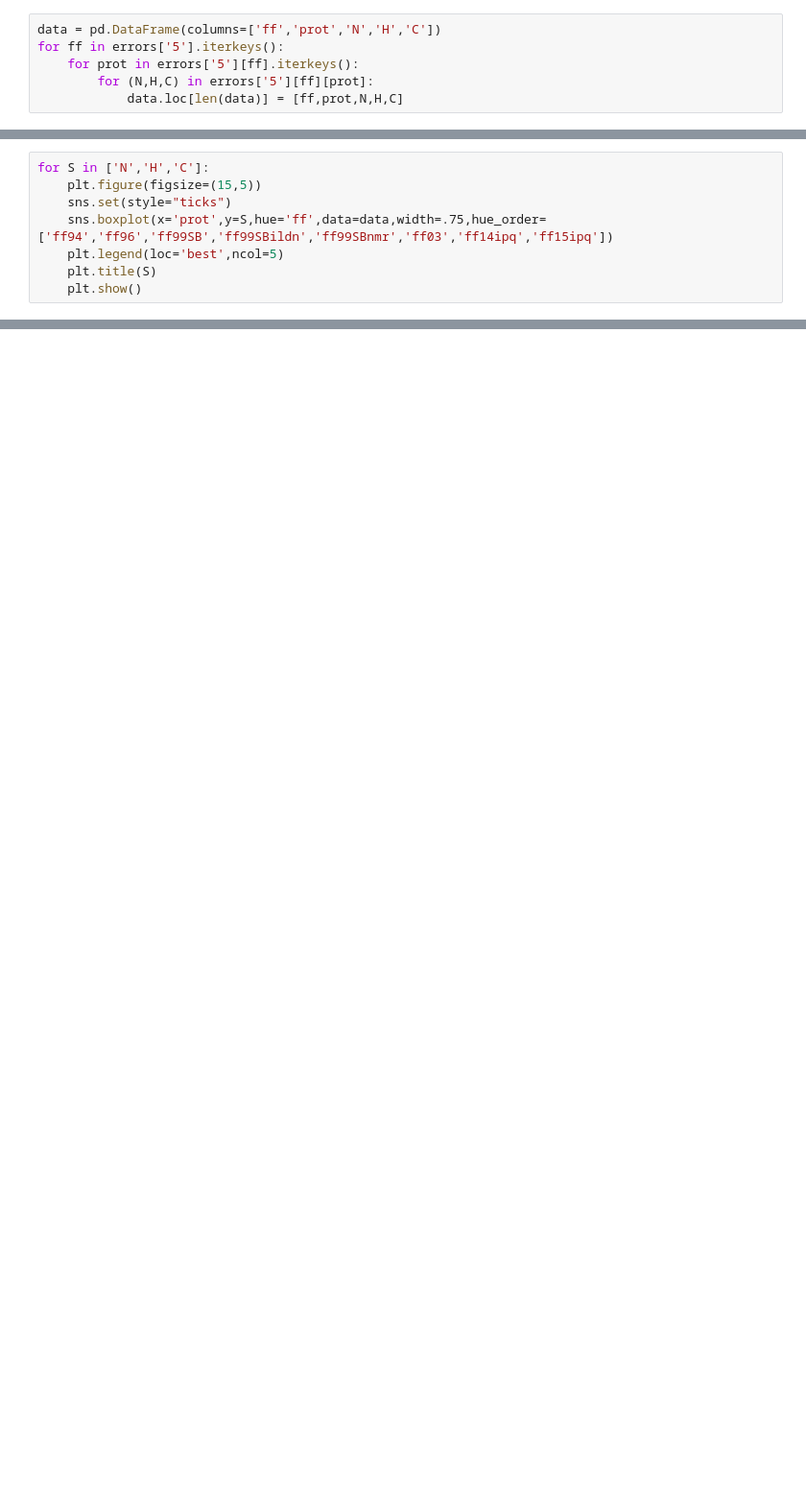
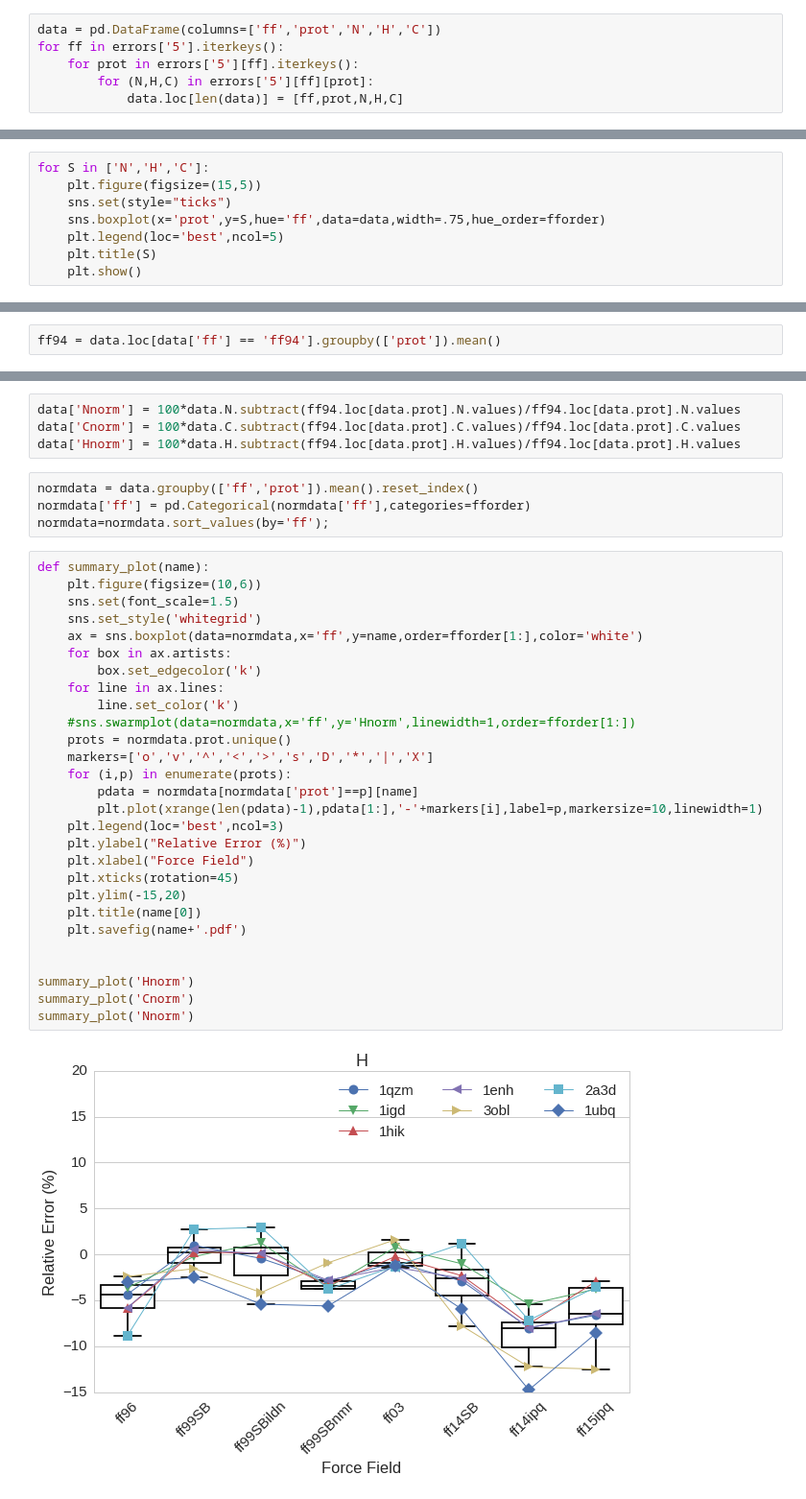
Before and after one commit to dkoes/MD2NMR, a Jupyter notebook: notebooks/analysis.ipynb, the cells around one changed output, grey strips where cells are left out. Shown at 96% size. Cells and saved outputs as stored; diff of their text form; blank space fills up the shorter version.

```diff
--- a/notebooks/analysis.ipynb
+++ b/notebooks/analysis.ipynb
@@ -153,7 +162,7 @@ for S in ['N','H','C']:
 for S in ['N','H','C']:
     plt.figure(figsize=(15,5))
     sns.set(style="ticks")
-    sns.boxplot(x='prot',y=S,hue='ff',data=data,width=.75,hue_order=['ff94','ff96','ff99SB','ff99SBildn','ff99SBnmr','ff03','ff14ipq','ff15ipq'])
+    sns.boxplot(x='prot',y=S,hue='ff',data=data,width=.75,hue_order=fforder)
     plt.legend(loc='best',ncol=5)
     plt.title(S)
     plt.show()
@@ -163,0 +177,2 @@ for S in ['N','H','C']:
+# %%
+ff94 = data.loc[data['ff'] == 'ff94'].groupby(['prot']).mean()
@@ -163,0 +183,38 @@ for S in ['N','H','C']:
+# %%
+data['Nnorm'] = 100*data.N.subtract(ff94.loc[data.prot].N.values)/ff94.loc[data.prot].N.values
+data['Cnorm'] = 100*data.C.subtract(ff94.loc[data.prot].C.values)/ff94.loc[data.prot].C.values
+data['Hnorm'] = 100*data.H.subtract(ff94.loc[data.prot].H.values)/ff94.loc[data.prot].H.values
+# %%
+normdata = data.groupby(['ff','prot']).mean().reset_index()
+normdata['ff'] = pd.Categorical(normdata['ff'],categories=fforder)
+normdata=normdata.sort_values(by='ff');
+# %%
+def summary_plot(name):
+    plt.figure(figsize=(10,6))
+    sns.set(font_scale=1.5)
+    sns.set_style('whitegrid')
+    ax = sns.boxplot(data=normdata,x='ff',y=name,order=fforder[1:],color='white')
+    for box in ax.artists:
+        box.set_edgecolor('k')
+    for line in ax.lines:
+        line.set_color('k')
+    #sns.swarmplot(data=normdata,x='ff',y='Hnorm',linewidth=1,order=fforder[1:])
+    prots = normdata.prot.unique()
+    markers=['o','v','^','<','>','s','D','*','|','X']
+    for (i,p) in enumerate(prots):
+        pdata = normdata[normdata['prot']==p][name]
+        plt.plot(xrange(len(pdata)-1),pdata[1:],'-'+markers[i],label=p,markersize=10,linewidth=1)
+    plt.legend(loc='best',ncol=3)
+    plt.ylabel("Relative Error (%)")
+    plt.xlabel("Force Field")
+    plt.xticks(rotation=45)
+    plt.ylim(-15,20)
+    plt.title(name[0])
+    plt.savefig(name+'.pdf')
+
+
+summary_plot('Hnorm')
+summary_plot('Cnorm')
+summary_plot('Nnorm')
+# %% [output]
+[figure, added]
```
Also changed, not shown: parts of 14 cells of this notebook, 4 other files.
